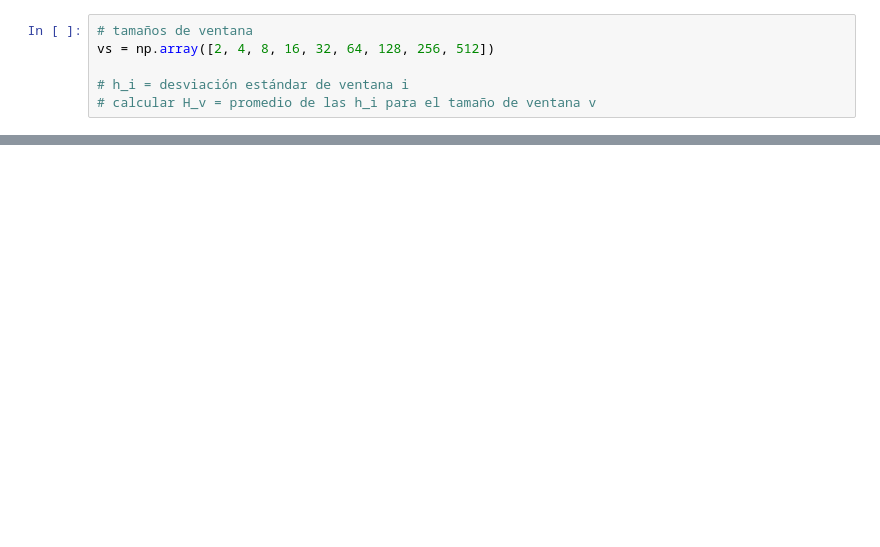
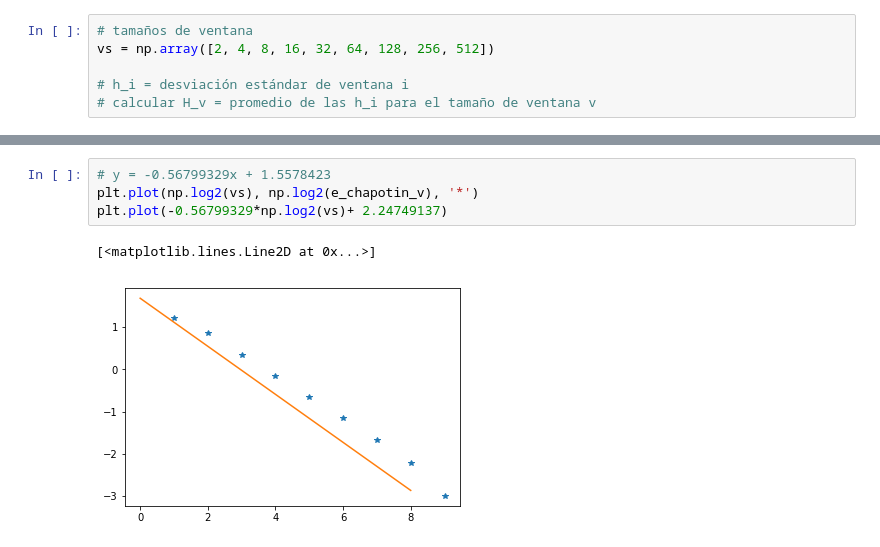
Before and after one commit to fhca/Series-de-Tiempo, a Jupyter notebook: exponente de chapotin.ipynb, the cells around one changed output, grey strips where cells are left out. Cells and saved outputs as stored; diff of their text form; blank space fills up the shorter version.

```diff
--- a/exponente de chapotin.ipynb
+++ b/exponente de chapotin.ipynb
@@ -45,0 +59,7 @@ plt.plot(np.log(vs), np.log(e_chapotin_v), '*')
+# %%
+# y = -0.56799329x + 1.5578423
+plt.plot(np.log2(vs), np.log2(e_chapotin_v), '*')
+plt.plot(-0.56799329*np.log2(vs)+ 2.24749137)
+# %% [output]
+[<matplotlib.lines.Line2D at 0x...>]
+[figure, added]
```
Also changed, not shown: parts of 9 cells of this notebook, 1 other file.
